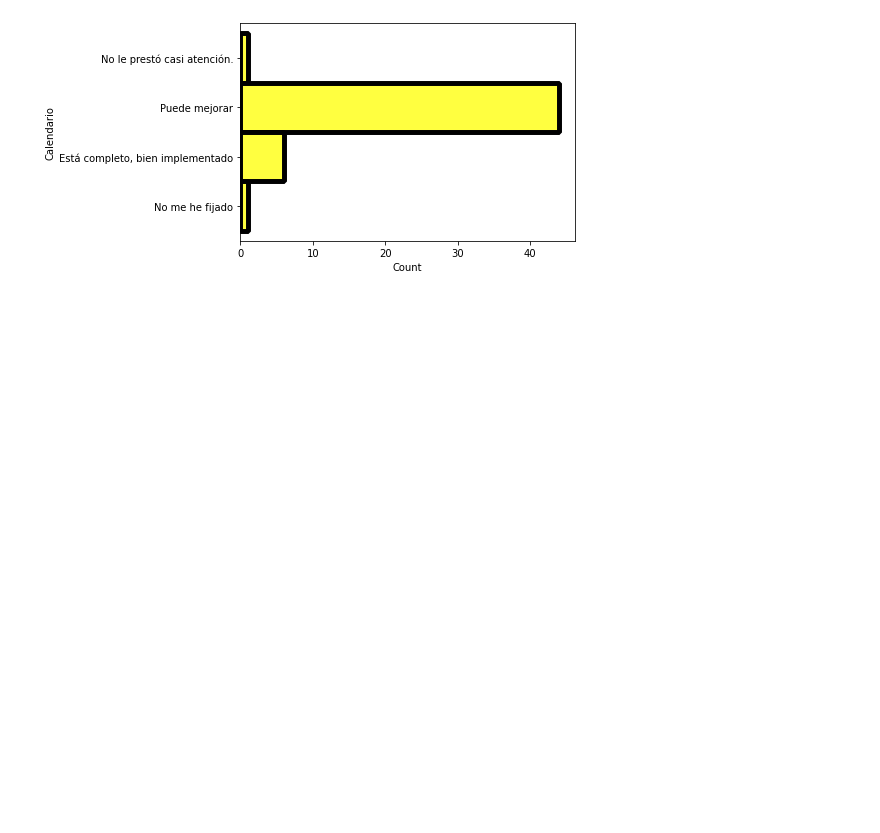
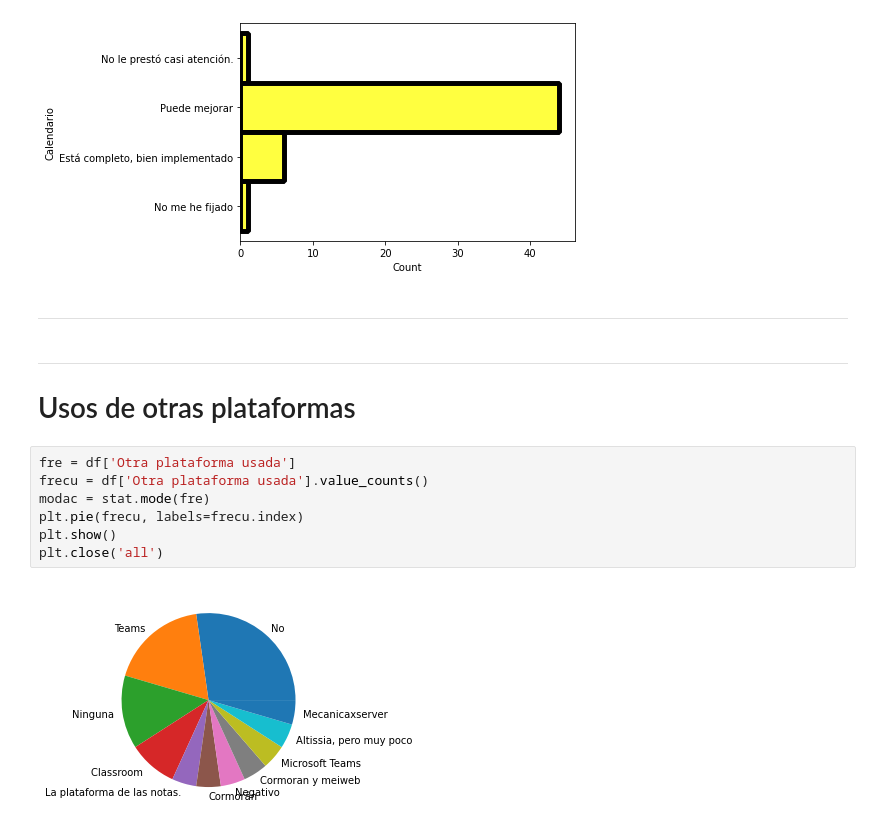
Before and after one commit to sebastianmora04/estadistica_j1, a Jupyter notebook: modelo.ipynb, the cells around one changed output. Drawn from its saved outputs; the diff is of its cells as text; blank space fills up the shorter version.

```diff
--- a/modelo.ipynb
+++ b/modelo.ipynb
@@ -301,3 +301,17 @@ sns.histplot(data=df, y="Calendario", color = 'yellow')
 plt.show()
 # %% [output]
 [figure]
+# %% [markdown]
+---------------------
+# %% [markdown]
+---------------------
+# Usos de otras plataformas
+# %%
+fre = df['Otra plataforma usada']
+frecu = df['Otra plataforma usada'].value_counts()
+modac = stat.mode(fre)
+plt.pie(frecu, labels=frecu.index)
+plt.show()
+plt.close('all')
+# %% [output]
+[figure, added]
```
